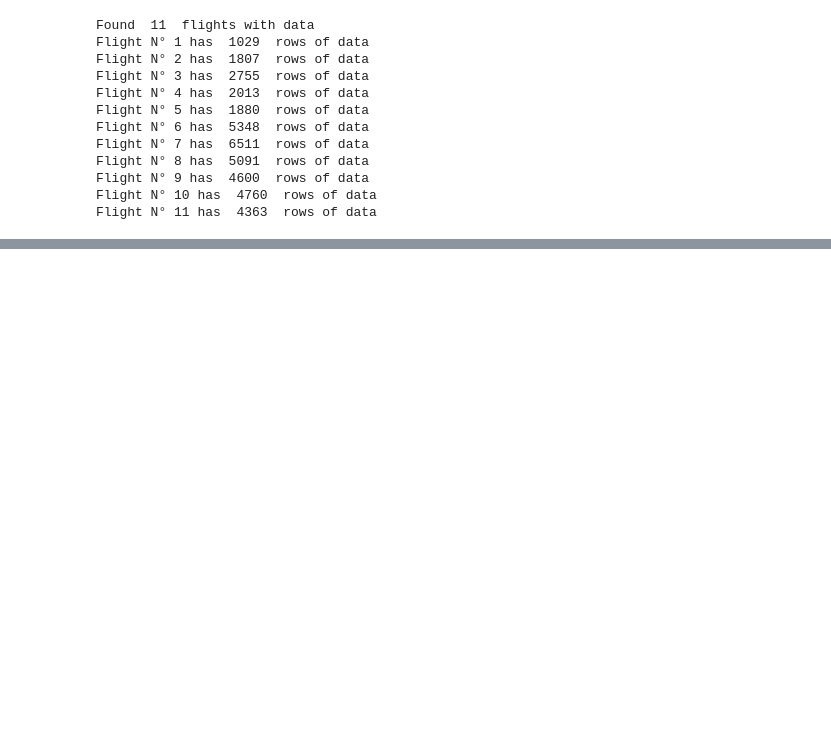
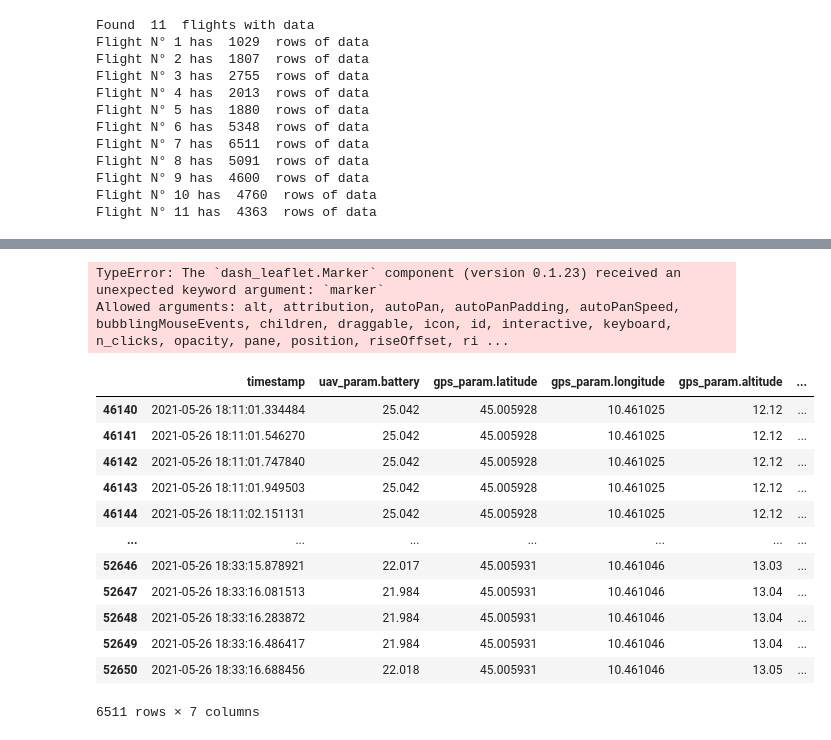
Before and after one commit to palia95/Antenna_Algo, a Jupyter notebook: bts_detector.ipynb, the cells around one changed output, grey strips where cells are left out. Cells and saved outputs as stored; diff of their text form; code cells hidden in the pictures; blank space fills up the shorter version.

```diff
--- a/bts_detector.ipynb
+++ b/bts_detector.ipynb
@@ -322,0 +434,46 @@ Dash is running on http://127.0.0.1:8050/
+# %%
+import dash_leaflet as dl
+from dash import Dash, html
+
+#Drone path
+patterns = [dict(repeat='10', dash=dict(pixelSize=5, pathOptions=dict(color='#000', weight=1, opacity=0.2))), dict(offset='16%', repeat='5%')]
+drone_path = dl.PolylineDecorator(positions=DATA, patterns=patterns)
+
+#Rotated custom marker
+iconUrl = "https://github.com/palia95/Antenna_Algo/blob/main/icons/drone_front.png"
+marker = dict(rotate=True, markerOptions=dict(icon=dict(iconUrl=iconUrl, iconAnchor=[16, 16])))
+
+#marker_drone = dl.Marker(position=(DF.iloc[0]['gps_param.latitude'], DF.iloc[0]['gps_param.longitude']), icon=dict(iconUrl=iconUrl), draggable=False, rotationAngle=float(DF.iloc[0]['gps_param.head']))
+#marker_bts = Marker(location=(BTS.iloc[0].cell_lat, BTS.iloc[0].cell_long), icon=icon_bts, draggable=False)
+#m.add_layer(marker_bts)
+#dl.Marker(position=(DF.iloc[0]['gps_param.latitude'], DF.iloc[0]['gps_param.longitude']))
+#m.add_layer(marker_drone)
+
+iconUrl = "https://dash-leaflet.herokuapp.com/assets/icon_plane.png"
+marker = dict(rotate=True, markerOptions=dict(icon=dict(iconUrl=iconUrl, iconAnchor=[16, 16])))
+
+#Create app
+app = Dash()
+app.layout = html.Div(dl.Map([dl.TileLayer(), drone_path, dl.Marker(position=(DF.iloc[0]['gps_param.latitude'], DF.iloc[0]['gps_param.longitude']), marker = marker)], zoom=15, center=uav_coo), style={'width': '100%', 'height': '150vh', 'margin': "auto", "display": "block"})
+
+if __name__ == '__main__':
+    app.run_server()
+# %% [output]
+TypeError: The `dash_leaflet.Marker` component (version 0.1.23) received an unexpected keyword argument: `marker`
+Allowed arguments: alt, attribution, autoPan, autoPanPadding, autoPanSpeed, bubblingMouseEvents, children, draggable, icon, id, interactive, keyboard, n_clicks, opacity, pane, position, riseOffset, ri ...
+# %%
+DF
+# %% [output]
+|  | timestamp | uav_param.battery | gps_param.latitude | gps_param.longitude | gps_param.altitude | ... |
+| 46140 | 2021-05-26 18:11:01.334484 | 25.042 | 45.005928 | 10.461025 | 12.12 | ... |
+| 46141 | 2021-05-26 18:11:01.546270 | 25.042 | 45.005928 | 10.461025 | 12.12 | ... |
+| 46142 | 2021-05-26 18:11:01.747840 | 25.042 | 45.005928 | 10.461025 | 12.12 | ... |
+| 46143 | 2021-05-26 18:11:01.949503 | 25.042 | 45.005928 | 10.461025 | 12.12 | ... |
+| 46144 | 2021-05-26 18:11:02.151131 | 25.042 | 45.005928 | 10.461025 | 12.12 | ... |
+| ... | ... | ... | ... | ... | ... | ... |
+| 52646 | 2021-05-26 18:33:15.878921 | 22.017 | 45.005931 | 10.461046 | 13.03 | ... |
+| 52647 | 2021-05-26 18:33:16.081513 | 21.984 | 45.005931 | 10.461046 | 13.04 | ... |
+| 52648 | 2021-05-26 18:33:16.283872 | 21.984 | 45.005931 | 10.461046 | 13.04 | ... |
+| 52649 | 2021-05-26 18:33:16.486417 | 21.984 | 45.005931 | 10.461046 | 13.04 | ... |
+| 52650 | 2021-05-26 18:33:16.688456 | 22.018 | 45.005931 | 10.461046 | 13.05 | ... |
+6511 rows × 7 columns
```
Also changed, not shown: parts of 12 cells of this notebook.
